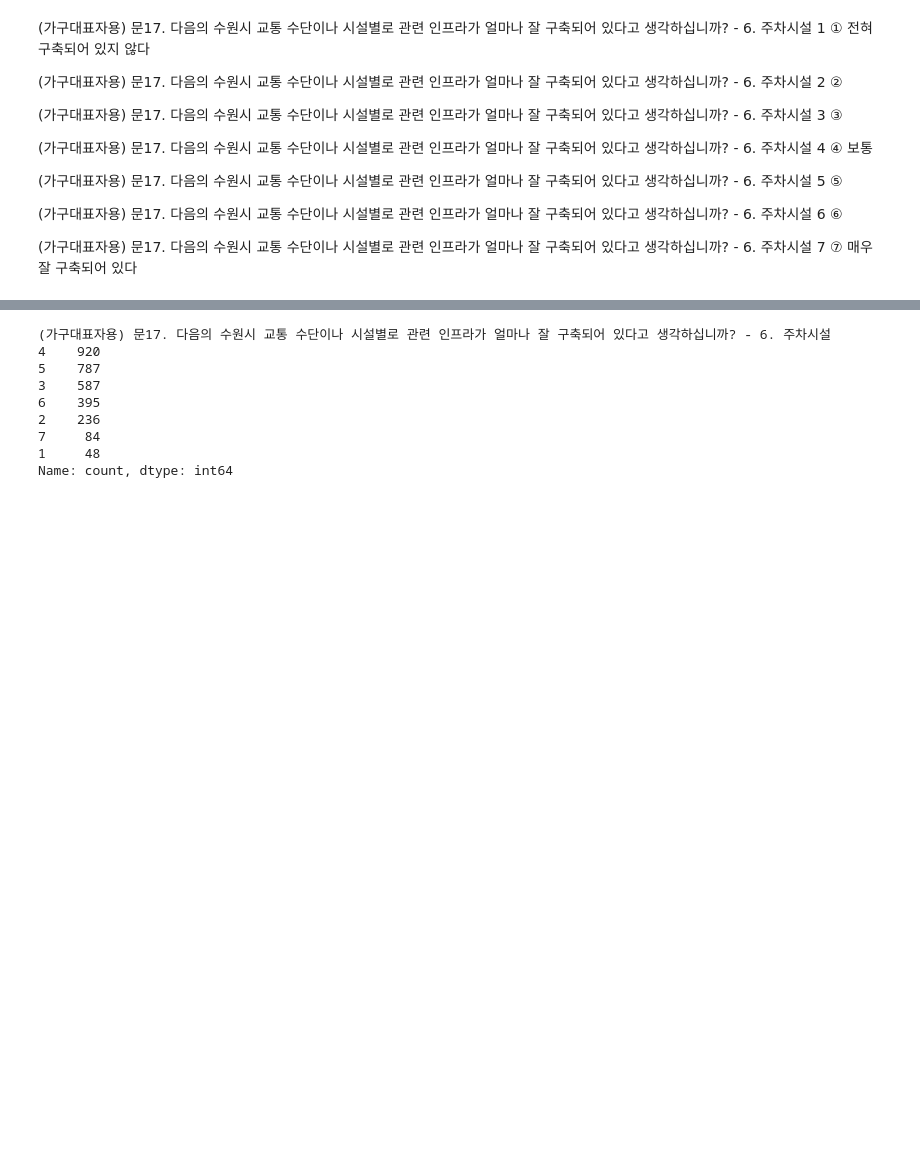
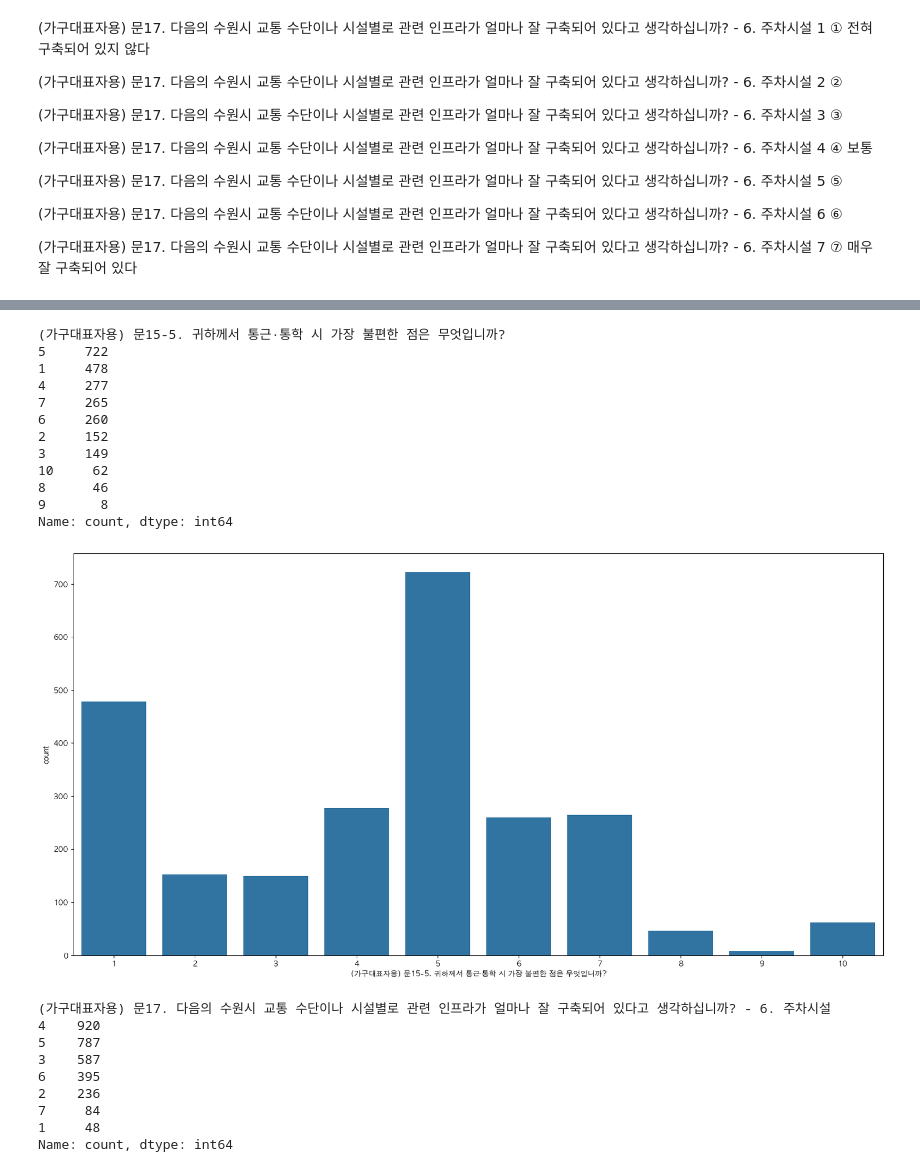
Before and after one commit to HOYUN-Y/Data_projects, a Jupyter notebook: dacon_sri_suwon_data_analysis/수원시_공공데이터_교통부문.ipynb, the cells around one changed output, grey strips where cells are left out. Saved outputs shown, nothing was run; the diff lists cells and outputs as text; code cells hidden in the pictures; blank space fills up the shorter version.

```diff
--- a/dacon_sri_suwon_data_analysis/수원시_공공데이터_교통부문.ipynb
+++ b/dacon_sri_suwon_data_analysis/수원시_공공데이터_교통부문.ipynb
@@ -81,3 +115,39 @@ survey_2024[0:1]
+# %%
+q='(가구대표자용) 문15-5. 귀하께서 통근·통학 시 가장 불편한 점은 무엇입니까?'
+"""
+1	대중교통 운행횟수 부족(배차간격)
+2	높은 이용요금
+3	많은 환승 횟수
+4	긴 통행거리
+5	도로 혼잡
+6	차내 혼잡
+7	주차공간 부족
+8	개인형 이동수단 반납장소 및 거치대 미흡
+9	기타
+10	없음
+"""
+
+display(
+    survey_2024[1:][q].value_counts()
+)
+plt.figure(figsize=(20,10))
+sns.countplot(x=q, data=survey_2024[1:])
+
+plt.show()
+# %% [output]
+(가구대표자용) 문15-5. 귀하께서 통근·통학 시 가장 불편한 점은 무엇입니까?
+5     722
+1     478
+4     277
+7     265
+6     260
+2     152
+3     149
+10     62
+8      46
+9       8
+Name: count, dtype: int64
+[figure, added]
 # %%
 #(가구대표자용) 문17. 다음의 수원시 교통 수단이나 시설별로 관련 인프라가 얼마나 잘 구축되어 있다고 생각하십니까? - 6. 주차시설
 survey_2024['(가구대표자용) 문17. 다음의 수원시 교통 수단이나 시설별로 관련 인프라가 얼마나 잘 구축되어 있다고 생각하십니까? - 6. 주차시설'][1:].value_counts()
```
Also changed, not shown: parts of 35 cells of this notebook.
